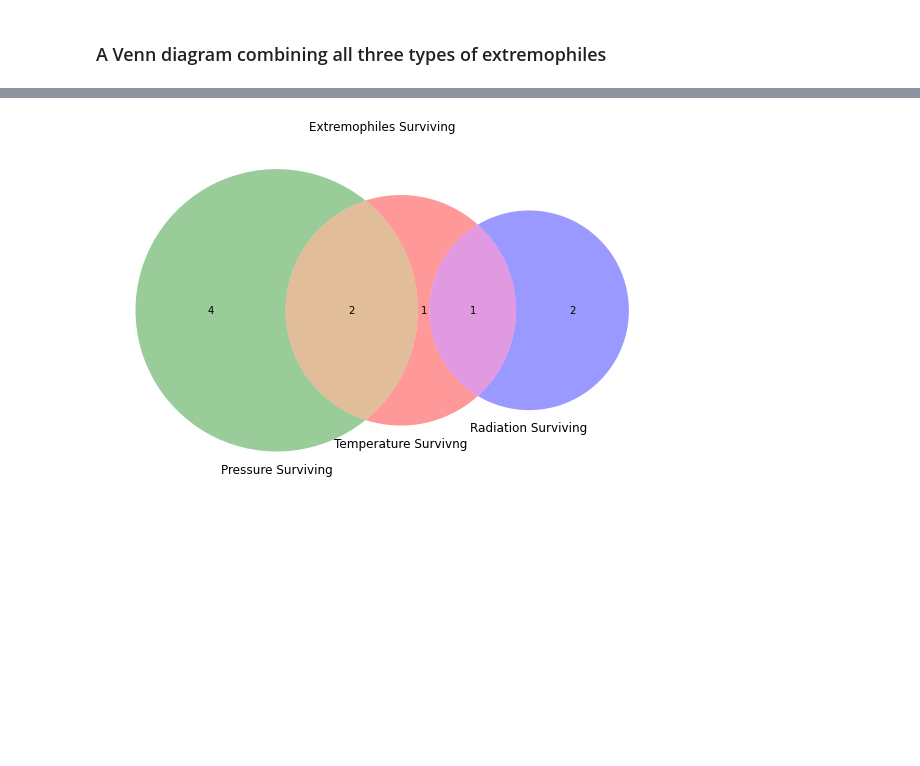
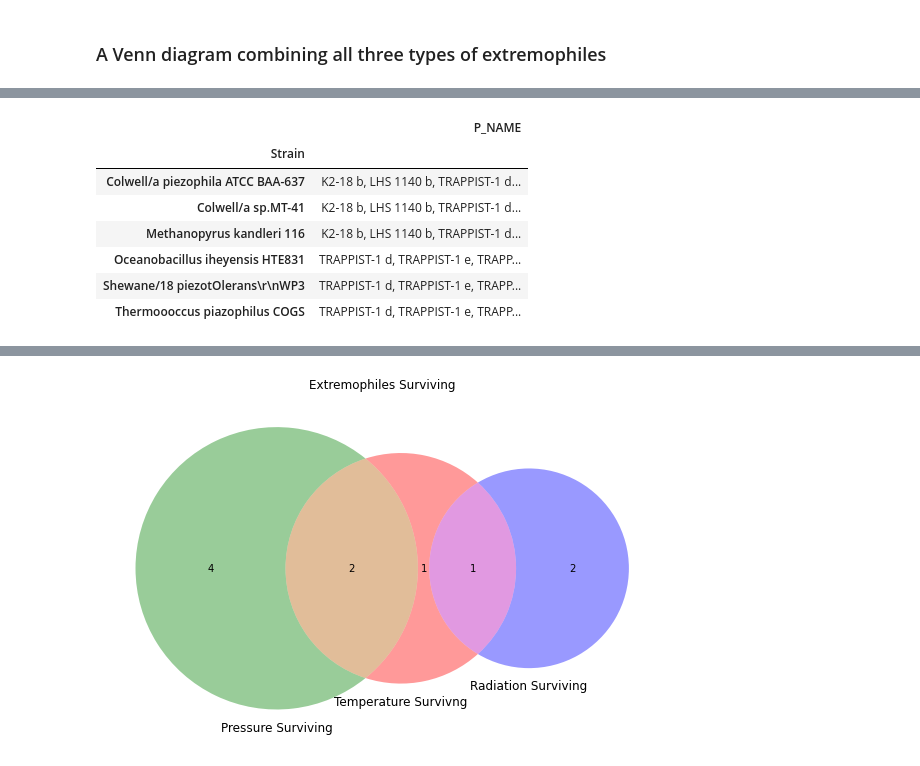
Before and after one commit to Saahil87/2021Fall_finals, a Jupyter notebook: visualizations.ipynb, the cells around one changed output, grey strips where cells are left out. Cells and saved outputs as stored; diff of their text form; code cells hidden in the pictures; blank space fills up the shorter version.

```diff
--- a/visualizations.ipynb
+++ b/visualizations.ipynb
@@ -252,0 +263,12 @@ plt.show()
+# %%
+pressure_surviving_extremophiles = pressure_surviving_extremophiles.groupby('Strain').agg({'P_NAME': lambda x: ', '.join(x)})
+pressure_surviving_extremophiles
+# %% [output]
+|  | P_NAME |
+| Strain |  |
+| Colwell/a piezophila ATCC BAA-637 | K2-18 b, LHS 1140 b, TRAPPIST-1 d... |
+| Colwell/a sp.MT-41 | K2-18 b, LHS 1140 b, TRAPPIST-1 d... |
+| Methanopyrus kandleri 116 | K2-18 b, LHS 1140 b, TRAPPIST-1 d... |
+| Oceanobacillus iheyensis HTE831 | TRAPPIST-1 d, TRAPPIST-1 e, TRAPP... |
+| Shewane/18 piezotOlerans\r\nWP3 | TRAPPIST-1 d, TRAPPIST-1 e, TRAPP... |
+| Thermoooccus piazophilus COGS | TRAPPIST-1 d, TRAPPIST-1 e, TRAPP... |
```
Also changed, not shown: parts of 3 cells of this notebook.
